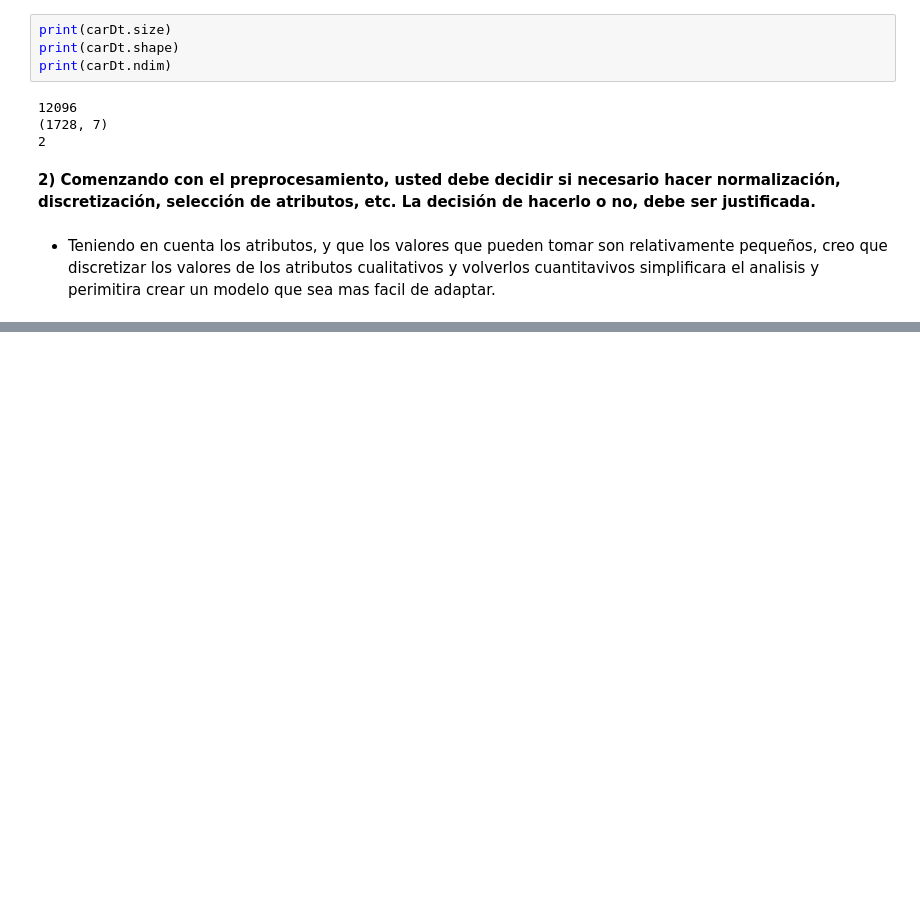
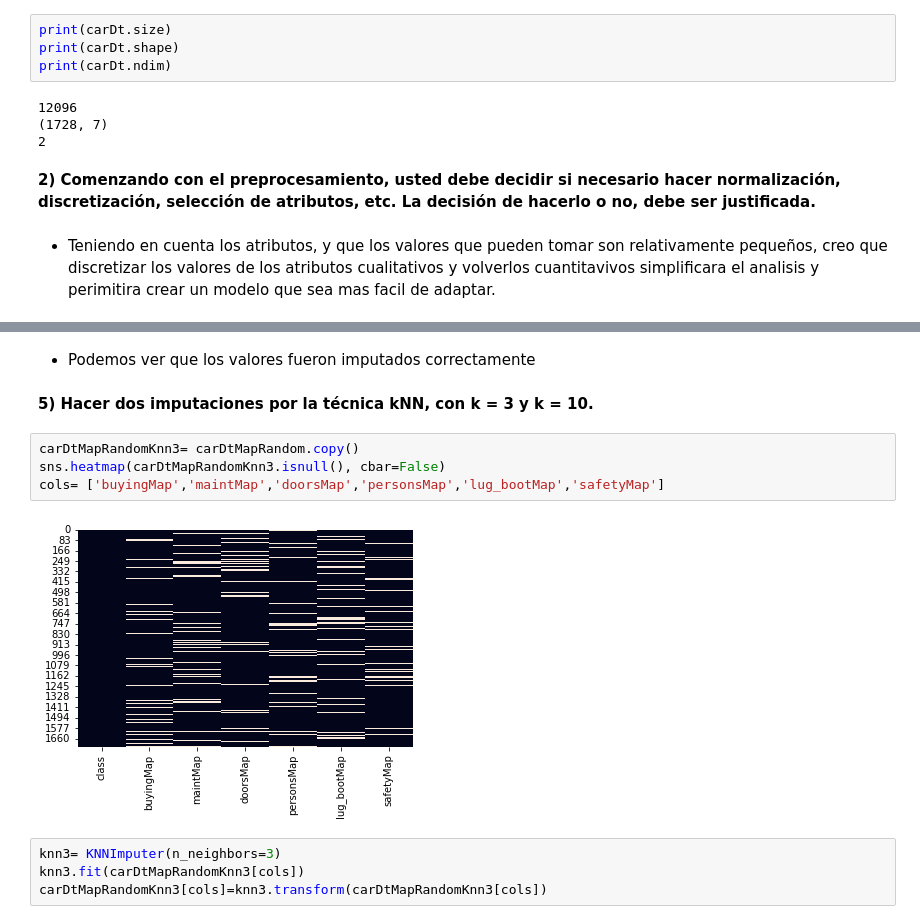
Before and after one commit to ErnestoCamachoA9805/MIND, a Jupyter notebook: Parcial Practico 1/Parcial Practico - Ernesto Camacho.ipynb, the cells around one changed output, grey strips where cells are left out. Saved outputs shown, nothing was run; the diff lists cells and outputs as text; blank space fills up the shorter version.

```diff
--- a/Parcial Practico 1/Parcial Practico - Ernesto Camacho.ipynb
+++ b/Parcial Practico 1/Parcial Practico - Ernesto Camacho.ipynb
@@ -55,0 +296,14 @@ print(carDt.ndim)
+# %% [markdown]
+- Podemos ver que los valores fueron imputados correctamente
+# %% [markdown]
+**5) Hacer dos imputaciones por la técnica kNN, con k = 3 y k = 10.**
+# %%
+carDtMapRandomKnn3= carDtMapRandom.copy()
+sns.heatmap(carDtMapRandomKnn3.isnull(), cbar=False)
+cols= ['buyingMap','maintMap','doorsMap','personsMap','lug_bootMap','safetyMap']
+# %% [output]
+[figure, added]
+# %%
+knn3= KNNImputer(n_neighbors=3)
+knn3.fit(carDtMapRandomKnn3[cols])
+carDtMapRandomKnn3[cols]=knn3.transform(carDtMapRandomKnn3[cols])
```
Also changed, not shown: parts of 47 cells of this notebook.
